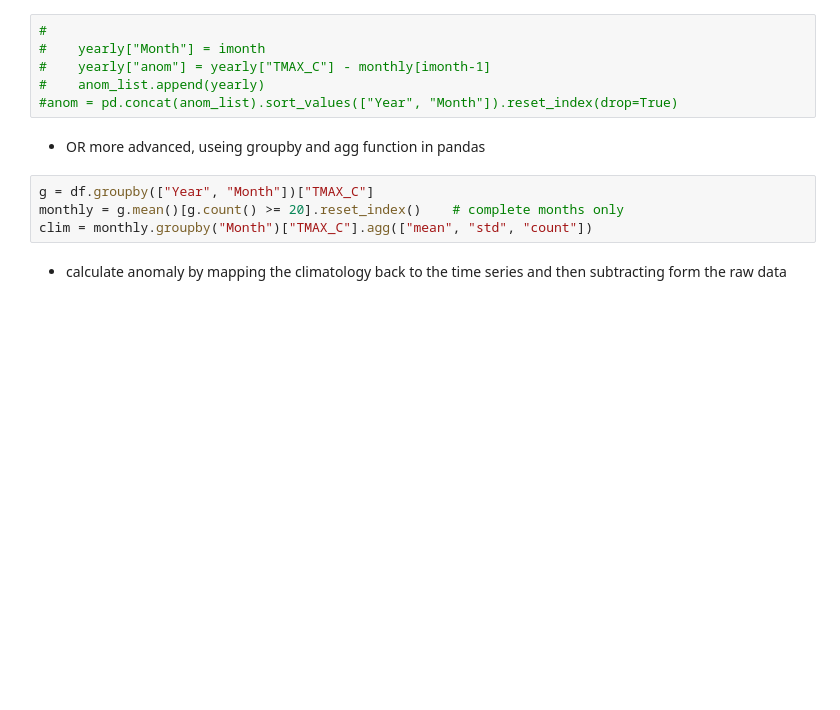
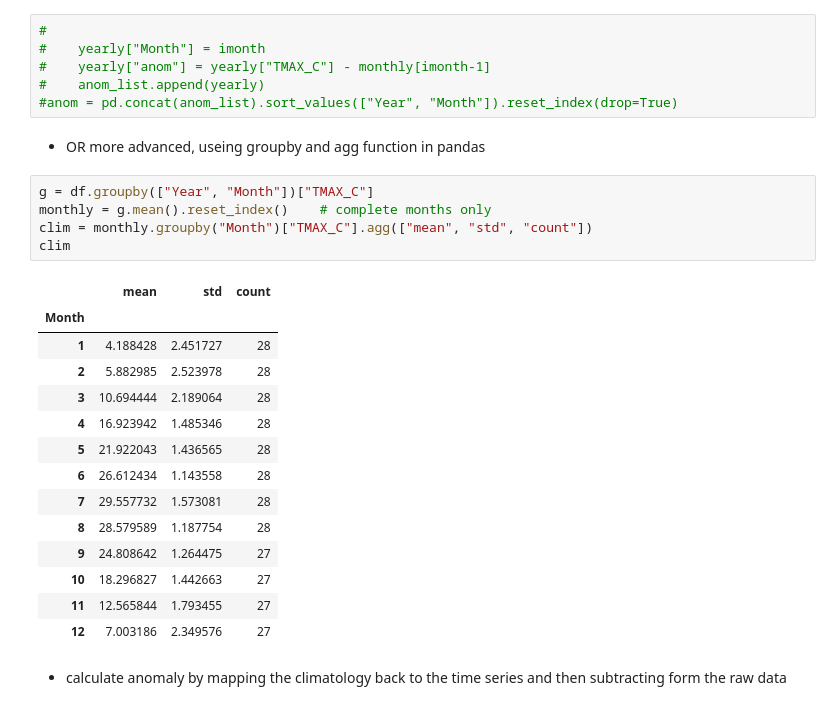
Before and after one commit to cl3225/CLMTG-5060, a Jupyter notebook: Lecture07_example.ipynb, the cells around one changed output. Cells and saved outputs as stored; diff of their text form; blank space fills up the shorter version.

```diff
--- a/Lecture07_example.ipynb
+++ b/Lecture07_example.ipynb
@@ -225,8 +228,24 @@ plt.plot(month_label, monthly,'d-')
 - OR more advanced, useing groupby and agg function in pandas
 # %%
 g = df.groupby(["Year", "Month"])["TMAX_C"]
-monthly = g.mean()[g.count() >= 20].reset_index()    # complete months only
+monthly = g.mean().reset_index()    # complete months only
 clim = monthly.groupby("Month")["TMAX_C"].agg(["mean", "std", "count"])
+clim
+# %% [output]
+|  | mean | std | count |
+| Month |  |  |  |
+| 1 | 4.188428 | 2.451727 | 28 |
+| 2 | 5.882985 | 2.523978 | 28 |
+| 3 | 10.694444 | 2.189064 | 28 |
+| 4 | 16.923942 | 1.485346 | 28 |
+| 5 | 21.922043 | 1.436565 | 28 |
+| 6 | 26.612434 | 1.143558 | 28 |
+| 7 | 29.557732 | 1.573081 | 28 |
+| 8 | 28.579589 | 1.187754 | 28 |
+| 9 | 24.808642 | 1.264475 | 27 |
+| 10 | 18.296827 | 1.442663 | 27 |
+| 11 | 12.565844 | 1.793455 | 27 |
+| 12 | 7.003186 | 2.349576 | 27 |
 # %% [markdown]
 - calculate anomaly by mapping the climatology back to the time series and then subtracting form the raw data
 # %%
```
Also changed, not shown: parts of 13 cells of this notebook.
